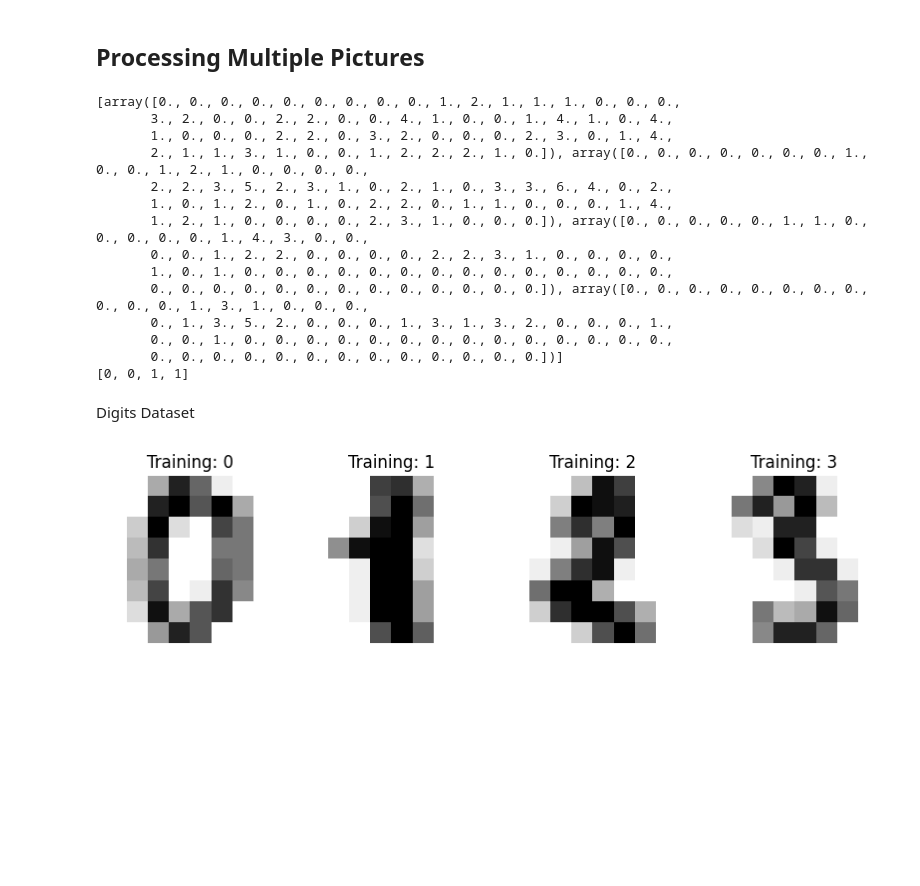
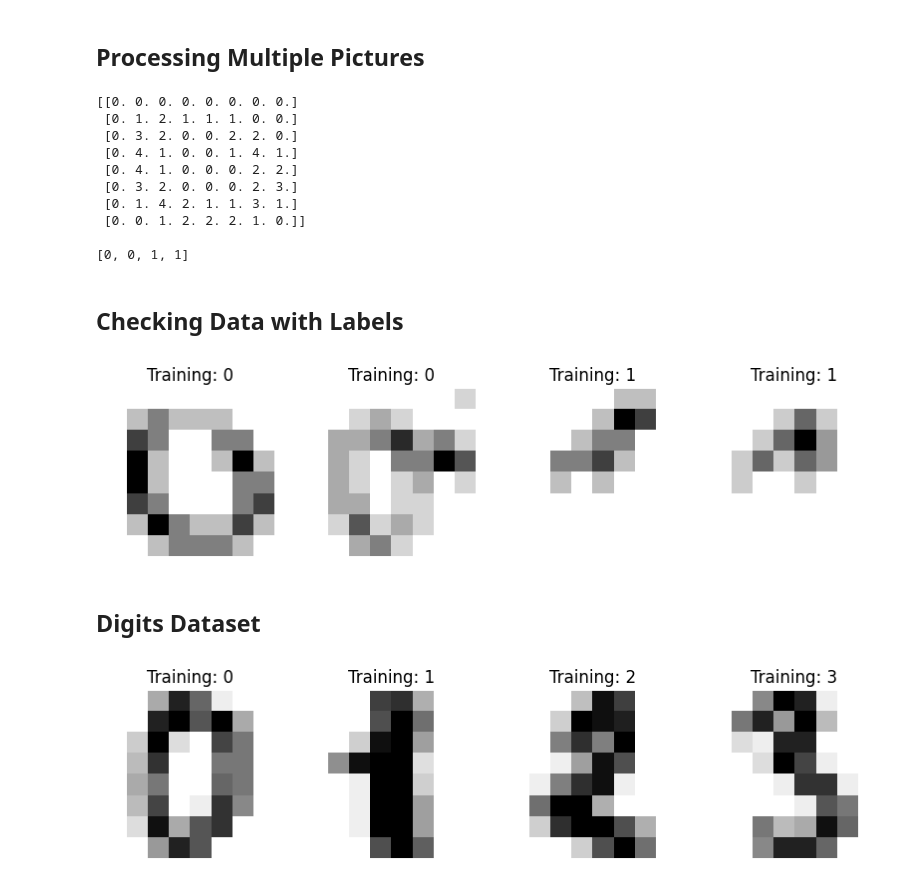
Before and after one commit to jhonatanparada499/supervised-learning-notes, a Jupyter notebook: recognizing_hand_written_digits.ipynb, the cells around one changed output. Cells and saved outputs as stored; diff of their text form; code cells hidden in the pictures; blank space fills up the shorter version.

Commit message:
feat: add prediction and display test for custom digits dataset

```diff
--- a/recognizing_hand_written_digits.ipynb
+++ b/recognizing_hand_written_digits.ipynb
@@ -64,7 +64,7 @@ PATH = "archive/"
 # testing
 categories = ["0", "1"]
 
-data = []
+images = []
 labels = []
 
 # Iterates through every directory in archive/
@@ -81,30 +81,39 @@ for index, category in enumerate(categories):
         img_resize = np.round(img_resize, 0)  # 0 means the number of decimals
 
         # Populate Data(after flattening) and Label values
-        data.append(img_resize.flatten())
+        images.append(img_resize)
 
         # Task: get
         labels.append(index)
 
-print(data[0])
+print(images[0])
+print()
 print(labels)
 # %% [output]
-[array([0., 0., 0., 0., 0., 0., 0., 0., 0., 1., 2., 1., 1., 1., 0., 0., 0.,
-       3., 2., 0., 0., 2., 2., 0., 0., 4., 1., 0., 0., 1., 4., 1., 0., 4.,
-       1., 0., 0., 0., 2., 2., 0., 3., 2., 0., 0., 0., 2., 3., 0., 1., 4.,
-       2., 1., 1., 3., 1., 0., 0., 1., 2., 2., 2., 1., 0.]), array([0., 0., 0., 0., 0., 0., 0., 1., 0., 0., 1., 2., 1., 0., 0., 0., 0.,
-       2., 2., 3., 5., 2., 3., 1., 0., 2., 1., 0., 3., 3., 6., 4., 0., 2.,
-       1., 0., 1., 2., 0., 1., 0., 2., 2., 0., 1., 1., 0., 0., 0., 1., 4.,
-       1., 2., 1., 0., 0., 0., 0., 2., 3., 1., 0., 0., 0.]), array([0., 0., 0., 0., 0., 1., 1., 0., 0., 0., 0., 0., 1., 4., 3., 0., 0.,
-       0., 0., 1., 2., 2., 0., 0., 0., 0., 2., 2., 3., 1., 0., 0., 0., 0.,
-       1., 0., 1., 0., 0., 0., 0., 0., 0., 0., 0., 0., 0., 0., 0., 0., 0.,
-       0., 0., 0., 0., 0., 0., 0., 0., 0., 0., 0., 0., 0.]), array([0., 0., 0., 0., 0., 0., 0., 0., 0., 0., 0., 1., 3., 1., 0., 0., 0.,
-       0., 1., 3., 5., 2., 0., 0., 0., 1., 3., 1., 3., 2., 0., 0., 0., 1.,
-       0., 0., 1., 0., 0., 0., 0., 0., 0., 0., 0., 0., 0., 0., 0., 0., 0.,
-       0., 0., 0., 0., 0., 0., 0., 0., 0., 0., 0., 0., 0.])]
+[[0. 0. 0. 0. 0. 0. 0. 0.]
+ [0. 1. 2. 1. 1. 1. 0. 0.]
+ [0. 3. 2. 0. 0. 2. 2. 0.]
+ [0. 4. 1. 0. 0. 1. 4. 1.]
+ [0. 4. 1. 0. 0. 0. 2. 2.]
+ [0. 3. 2. 0. 0. 0. 2. 3.]
+ [0. 1. 4. 2. 1. 1. 3. 1.]
+ [0. 0. 1. 2. 2. 2. 1. 0.]]
+
 [0, 0, 1, 1]
-# %% [markdown]
-Digits Dataset
+# %% [markdown]
+## Checking Data with Labels
+# %%
+_, axes = plt.subplots(nrows=1, ncols=4, figsize=(10, 3))
+for ax, image, label in zip(axes, images, labels):
+    ax.set_axis_off()
+    ax.imshow(image, cmap=plt.cm.gray_r, interpolation="nearest")
+    ax.set_title("Training: %i" % label)
+
+# Task: Test the same after shuffling the data
+# %% [output]
+[figure, added]
+# %% [markdown]
+## Digits Dataset
 # %%
 digits = datasets.load_digits()
 
```
Also changed, not shown: parts of 13 cells of this notebook.
